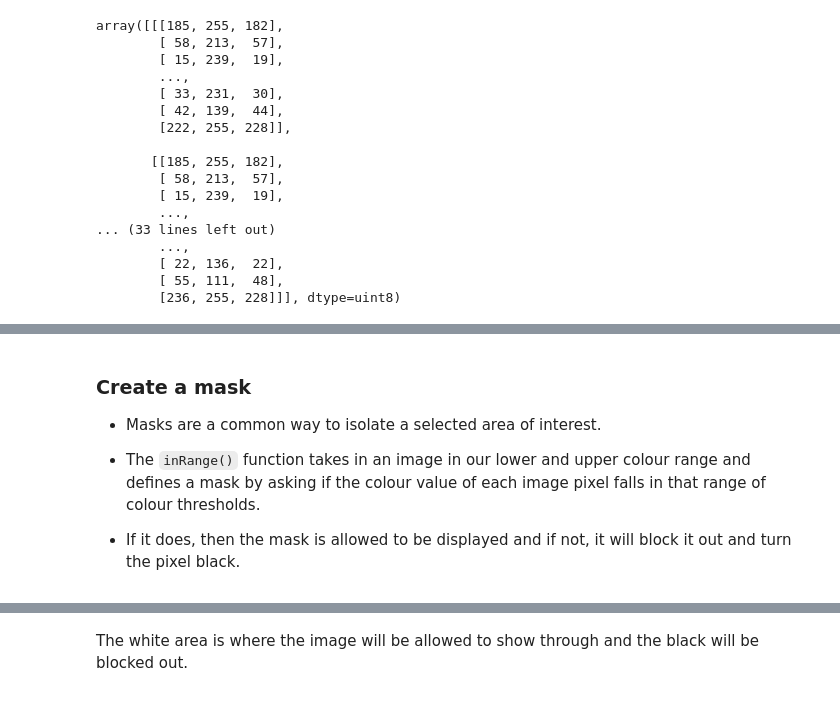
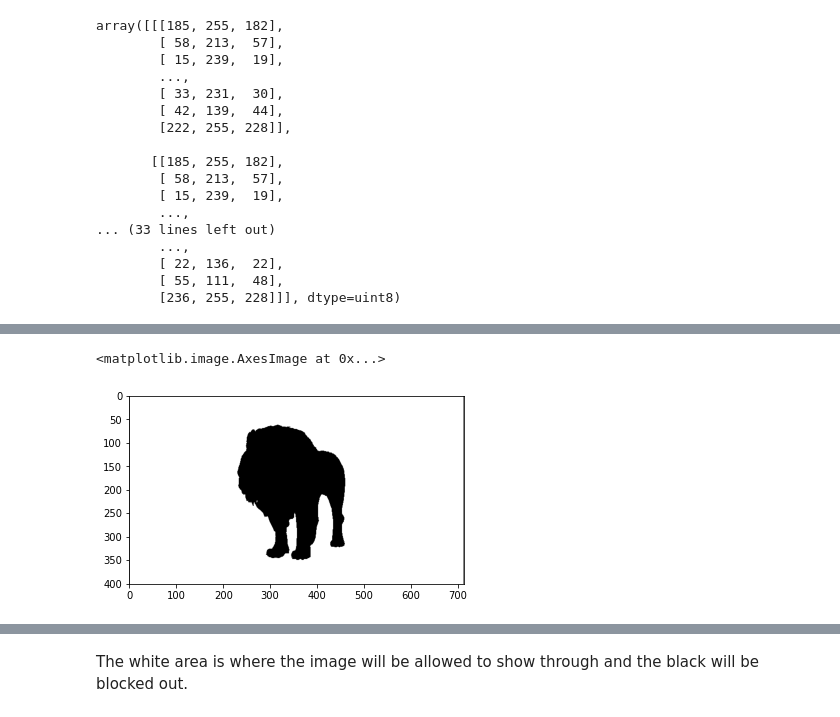
Before and after one commit to BoiseState-AdaptLab/green-screen-demo, a Jupyter notebook: opencv/bg-screen-demo.ipynb, the cells around one changed output, grey strips where cells are left out. Drawn from its saved outputs; the diff is of its cells as text; code cells hidden in the pictures.

```diff
--- a/opencv/bg-screen-demo.ipynb
+++ b/opencv/bg-screen-demo.ipynb
@@ -15,6 +39,8 @@ import cv2
 # %%
-# Read in the image/s
-image = cv2.imread('../images/lion-grscr.jpg')
+path = 'paste path here'
+
+# Read in the images
+image = cv2.imread(path)
 
 #print out the type of image data and its dimensions (height, width, and color)
 print('image type:', type(image),
@@ -59,14 +96,13 @@ We define lower and upper bounds for the colour that we need to isolate and remo
 # %%
 # play around with these values until you isolate the color background
 lower_green = np.array([0,100, 0])
 upper_green = np.array([80, 255,255])
 
-lower_blue = np.array([0, 0, 100])
-upper_blue = np.array([120, 100, 255])
+# Define the masked area, this is where the mask is created
+green_mask = cv2.inRange(image_copy, lower_green, upper_green)
+
+# Vizualize the masks
+plt.imshow(green_mask,'gray')
+# %% [output]
+<matplotlib.image.AxesImage at 0x...>
+[figure, added]
-# %% [markdown]
-### Create a mask
-- Masks are a common way to isolate a selected area of interest.
-
-- The `inRange()` function takes in an image in our lower and upper colour range and defines a mask by asking if the colour value of each image pixel falls in that range of colour thresholds.
-
-- If it does, then the mask is allowed to be displayed and if not, it will block it out and turn the pixel black.
```
Also changed, not shown: parts of 20 cells of this notebook.
